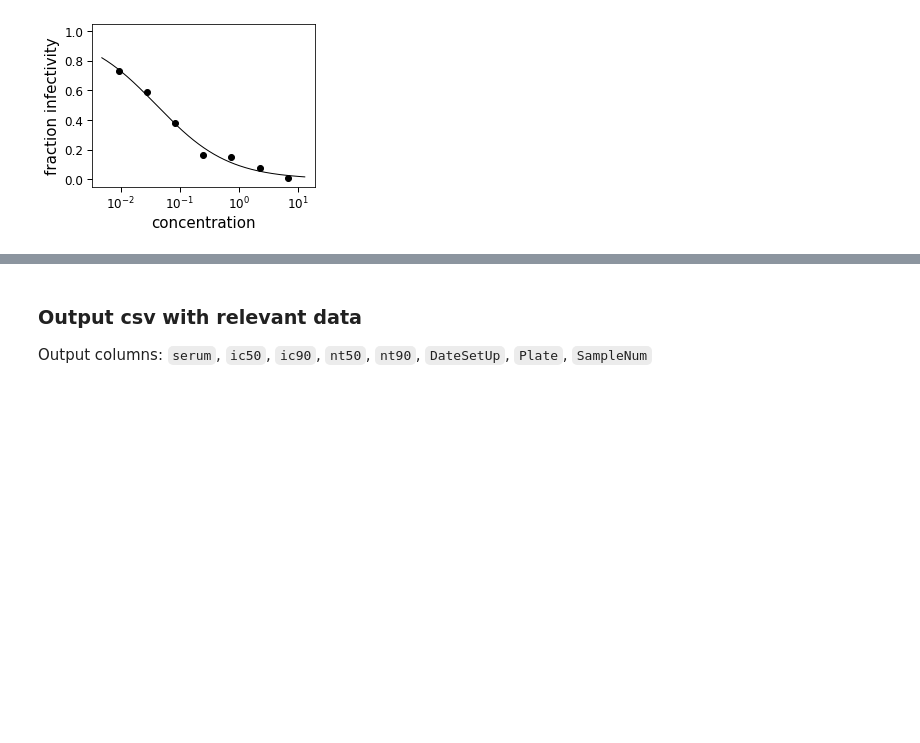
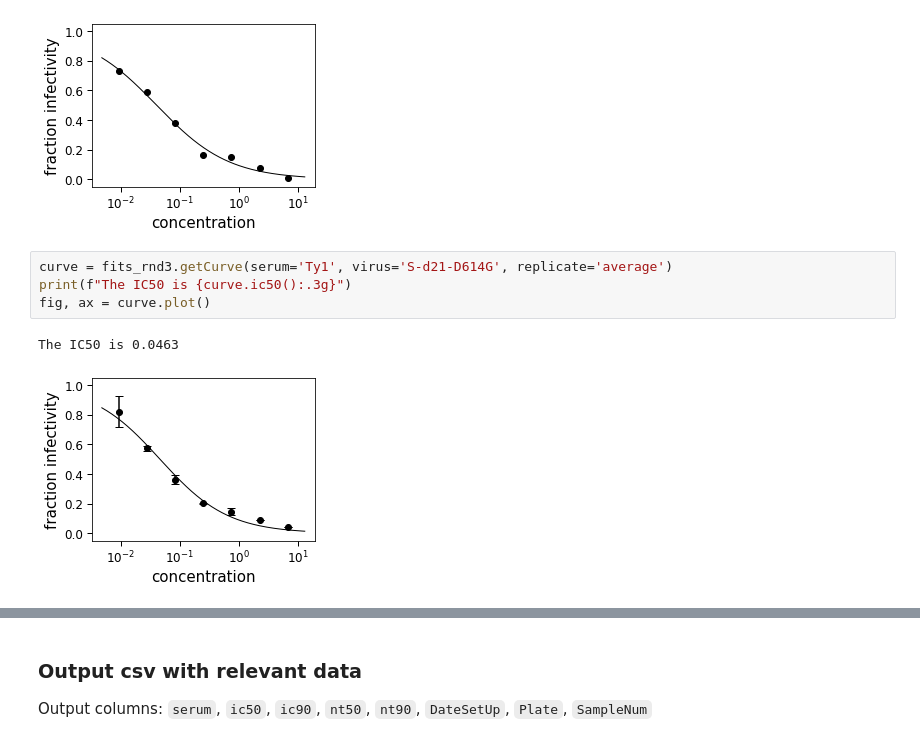
Before and after one commit to jbloomlab/RBD_nanoparticle_vaccine, a Jupyter notebook: MouseNeuts.ipynb, the cells around one changed output, grey strips where cells are left out. Drawn from its saved outputs; the diff is of its cells as text; blank space fills up the shorter version.

```diff
--- a/MouseNeuts.ipynb
+++ b/MouseNeuts.ipynb
@@ -198,3 +251,10 @@ fig, ax = curve.plot()
 # %% [output]
 The IC50 is 0.0405
 [figure]
+# %%
+curve = fits_rnd3.getCurve(serum='Ty1', virus='S-d21-D614G', replicate='average')
+print(f"The IC50 is {curve.ic50():.3g}")
+fig, ax = curve.plot()
+# %% [output]
+The IC50 is 0.0463
+[figure, added]
```
Also changed, not shown: parts of 17 cells of this notebook, 4 other files.
